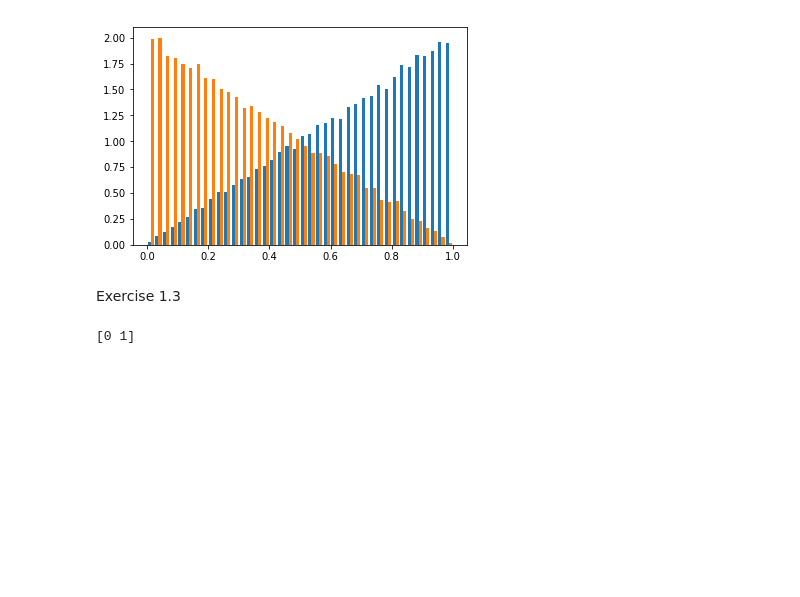
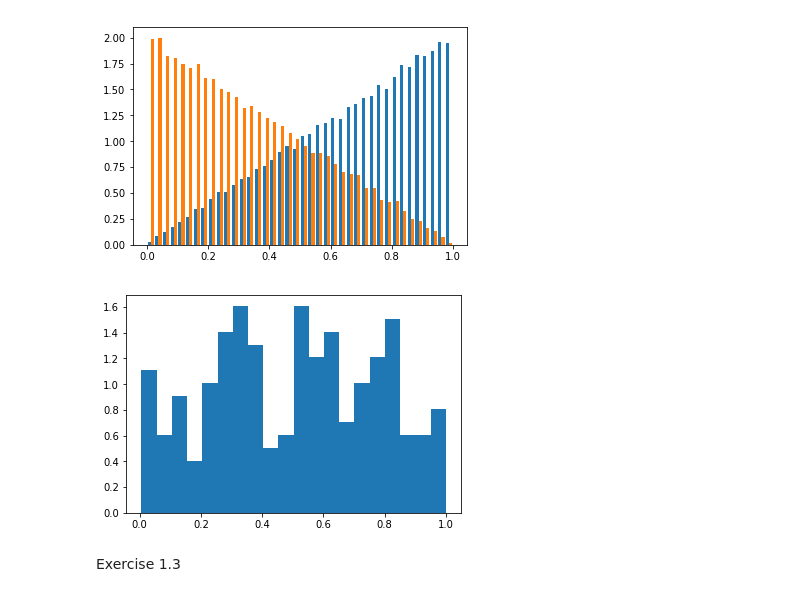
Before and after one commit to lorenzsp/MachineLearning, a Jupyter notebook: monte-carlo.ipynb, the cells around one changed output. Drawn from its saved outputs; the diff is of its cells as text; code cells hidden in the pictures; blank space fills up the shorter version.

```diff
--- a/monte-carlo.ipynb
+++ b/monte-carlo.ipynb
@@ -120,2 +124,13 @@ def create_data(N):
+# %%
+# function check
+N=200
+x, y = create_data(N)
+# check the distribution of p(x|y=0)
+# plot check
+count, bins, ignored = plt.hist(x, 20, density=True)
+# plt.plot(bins, np.ones_like(bins), linewidth=2)
+plt.show()
+# %% [output]
+[figure, added]
 # %% [markdown]
 Exercise 1.3
@@ -126,10 +136,0 @@ features, labels = create_data(N)
-# %%
-# Rejection sampling
-sum =0
-while sum != 1:
-    x, y = create_data(N)
-    sum = np.sum(y)
-# check
-print(y)
-# %% [output]
-[0 1]
```
Also changed, not shown: parts of 11 cells of this notebook.
